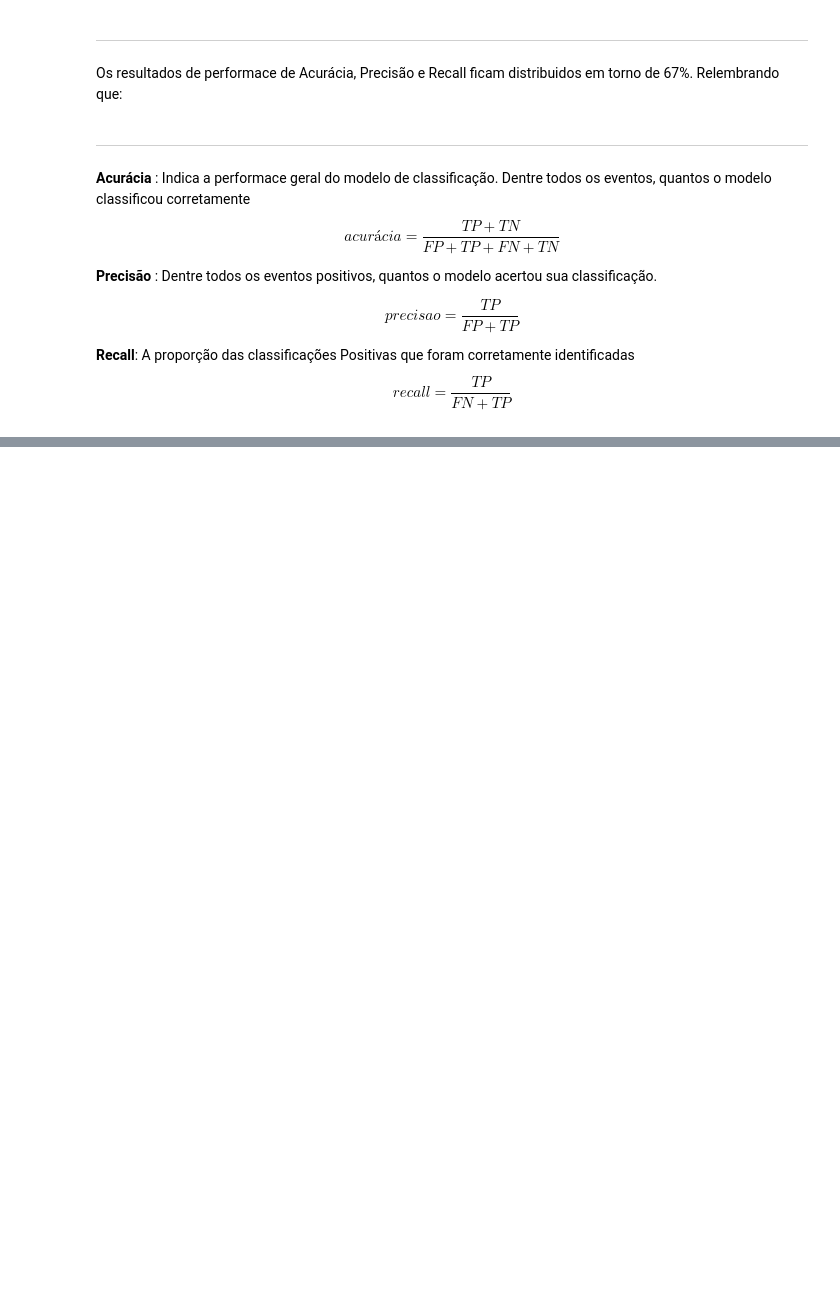
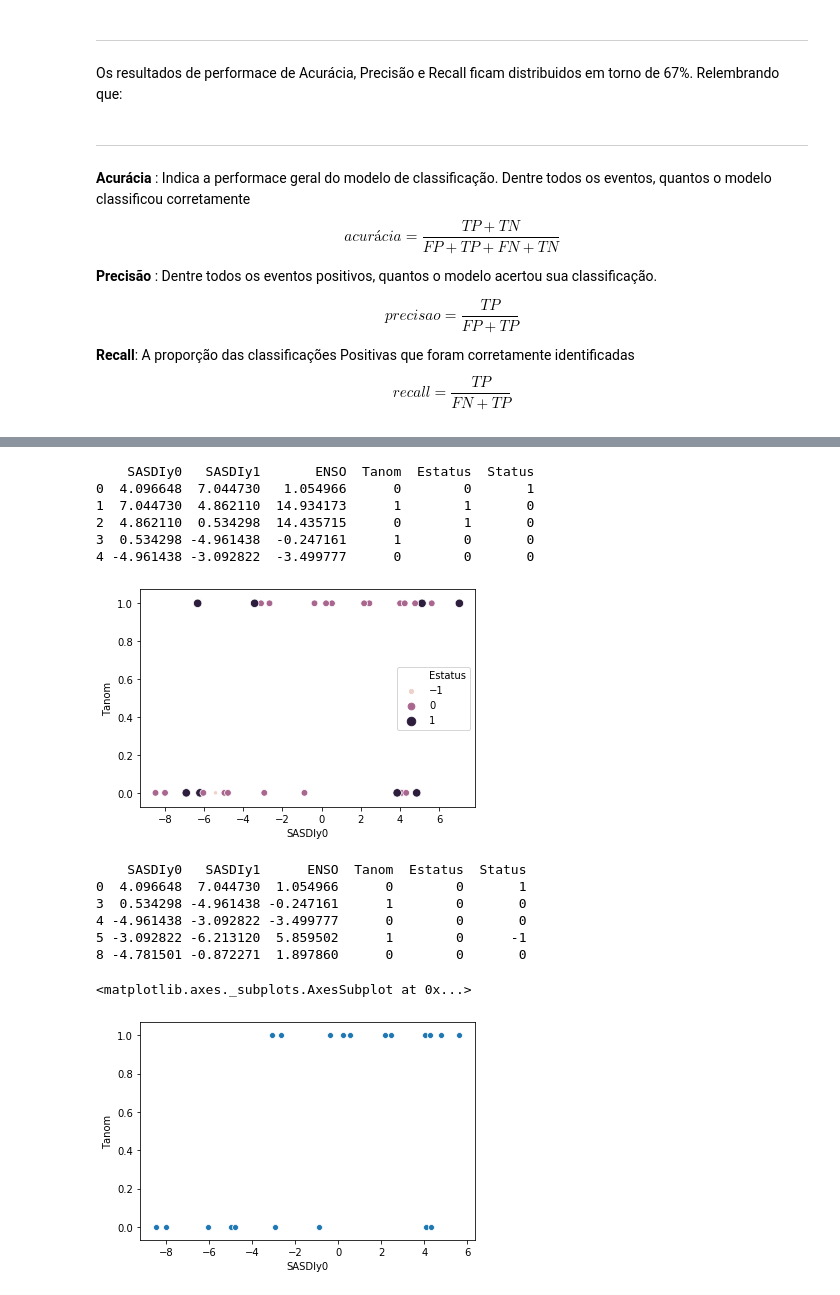
Before and after one commit to WladJSJ/Regressao_Logistica, a Jupyter notebook: RegLog_Tanom_V3.ipynb, the cells around one changed output, grey strips where cells are left out. Drawn from its saved outputs; the diff is of its cells as text; code cells hidden in the pictures; blank space fills up the shorter version.

```diff
--- a/RegLog_Tanom_V3.ipynb
+++ b/RegLog_Tanom_V3.ipynb
@@ -333,0 +348,32 @@ Observamos que, dentro do conjunto de treinamento, o modelo apresentou valores d
+# %%
+Sstatus= np.where(sasdiy1 > np.std(sasdiy1)*1.1, 1, np.where(sasdiy1 < -np.std(sasdiy1)*1.1, -1,0))
+Estatus= np.where(nino > np.std(nino)*1, 1, np.where(nino < -np.std(nino)*1, -1,0))
+
+
+df = pd.DataFrame({'SASDIy0':sasdi*10,'SASDIy1':sasdiy1*10,'ENSO':nino*10,'Tanom':Y,'Estatus':Estatus,'Status':Sstatus})
+print(df.head())
+
+fig, ax = plt.subplots(figsize=(6,4))
+sns.scatterplot(x='SASDIy0', y='Tanom',data=df,hue='Estatus',size='Estatus')
+plt.show()
+df = df[df.Estatus == 0]
+#df = df[df.Status == 0]
+print(df.head())
+fig, ax = plt.subplots(figsize=(6,4))
+sns.scatterplot(x='SASDIy0', y='Tanom',data=df)
+# %% [output]
+    SASDIy0   SASDIy1       ENSO  Tanom  Estatus  Status
+0  4.096648  7.044730   1.054966      0        0       1
+1  7.044730  4.862110  14.934173      1        1       0
+2  4.862110  0.534298  14.435715      0        1       0
+3  0.534298 -4.961438  -0.247161      1        0       0
+4 -4.961438 -3.092822  -3.499777      0        0       0
+[figure, added]
+    SASDIy0   SASDIy1      ENSO  Tanom  Estatus  Status
+0  4.096648  7.044730  1.054966      0        0       1
+3  0.534298 -4.961438 -0.247161      1        0       0
+4 -4.961438 -3.092822 -3.499777      0        0       0
+5 -3.092822 -6.213120  5.859502      1        0      -1
+8 -4.781501 -0.872271  1.897860      0        0       0
+<matplotlib.axes._subplots.AxesSubplot at 0x...>
+[figure, added]
```
Also changed, not shown: parts of 20 cells of this notebook.
